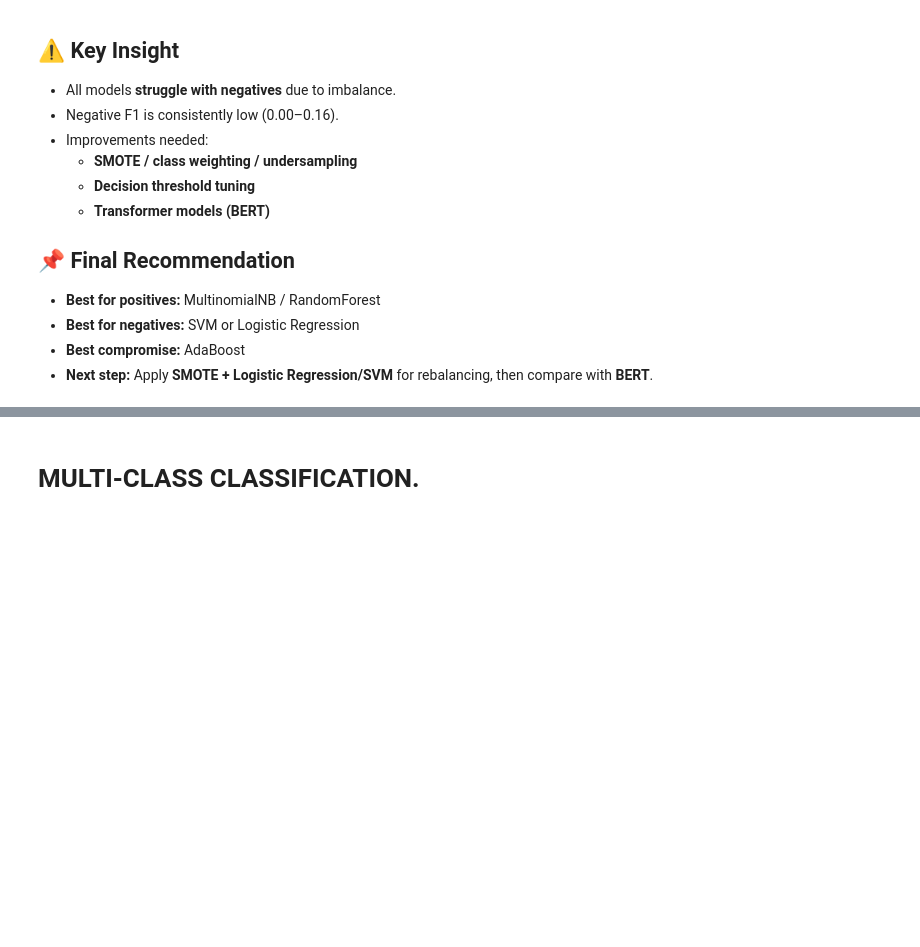
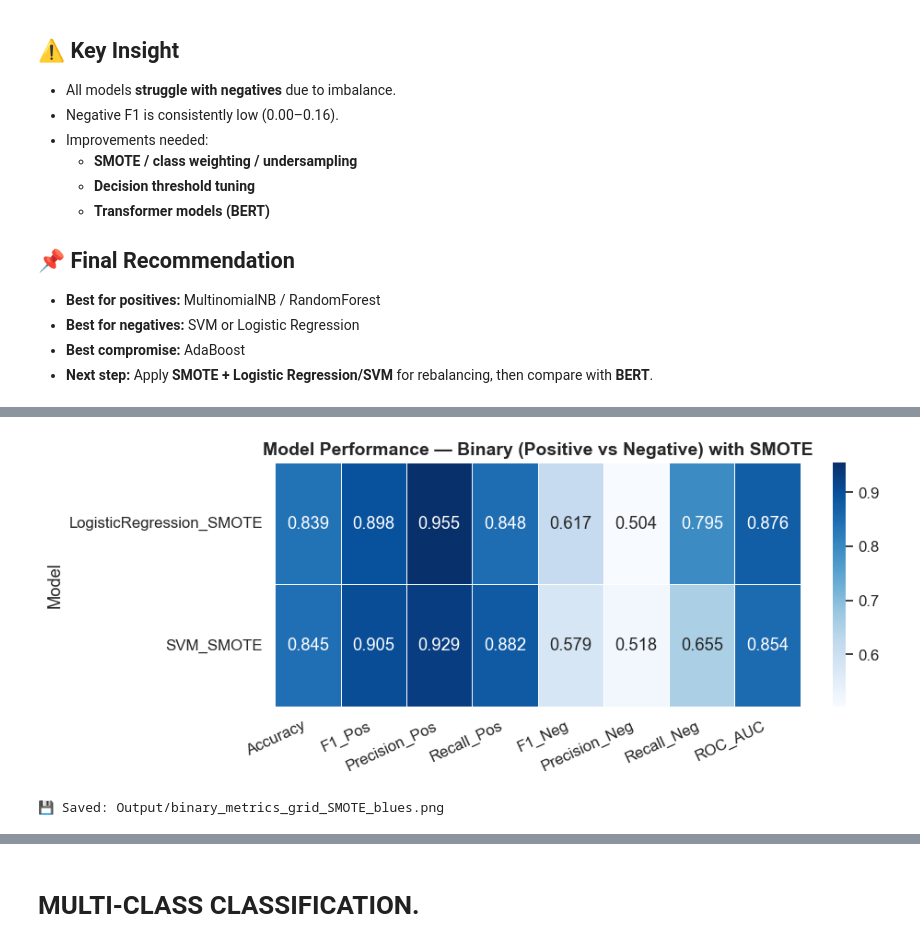
Before and after one commit to jedidahkathure/Customer-Sentiments-Analysis, a Jupyter notebook: safaricom_airtel_analysis.ipynb, the cells around one changed output, grey strips where cells are left out. Drawn from its saved outputs; the diff is of its cells as text; code cells hidden in the pictures; blank space fills up the shorter version.

```diff
--- a/safaricom_airtel_analysis.ipynb
+++ b/safaricom_airtel_analysis.ipynb
@@ -2064,0 +2212,28 @@ NotFittedError: This DecisionTreeClassifier instance is not fitted yet. Call 'fi
+# %%
+# ============================================================
+# STEP 11B — METRICS GRID (HEATMAP, BLUES) for SMOTE Models
+# ============================================================
+import seaborn as sns
+import matplotlib.pyplot as plt
+
+# Ensure same column order for readability
+order_cols = ["Accuracy","F1_Pos","Precision_Pos","Recall_Pos",
+              "F1_Neg","Precision_Neg","Recall_Neg","ROC_AUC"]
+
+heat_df = results_smote_df[order_cols].copy()
+
+plt.figure(figsize=(10,4))
+sns.heatmap(heat_df, annot=True, fmt=".3f", cmap="Blues",
+            cbar=True, linewidths=0.5, linecolor="white")
+plt.title("Model Performance — Binary (Positive vs Negative) with SMOTE",
+          fontsize=14, weight="bold")
+plt.xticks(rotation=25, ha="right")
+plt.yticks(rotation=0)
+plt.tight_layout()
+plt.savefig("Output/binary_metrics_grid_SMOTE_blues.png", dpi=300, bbox_inches="tight")
+plt.show()
+
+print("💾 Saved: Output/binary_metrics_grid_SMOTE_blues.png")
+# %% [output]
+[figure, added]
+💾 Saved: Output/binary_metrics_grid_SMOTE_blues.png
```
Also changed, not shown: parts of 36 cells of this notebook, 38 other files.
